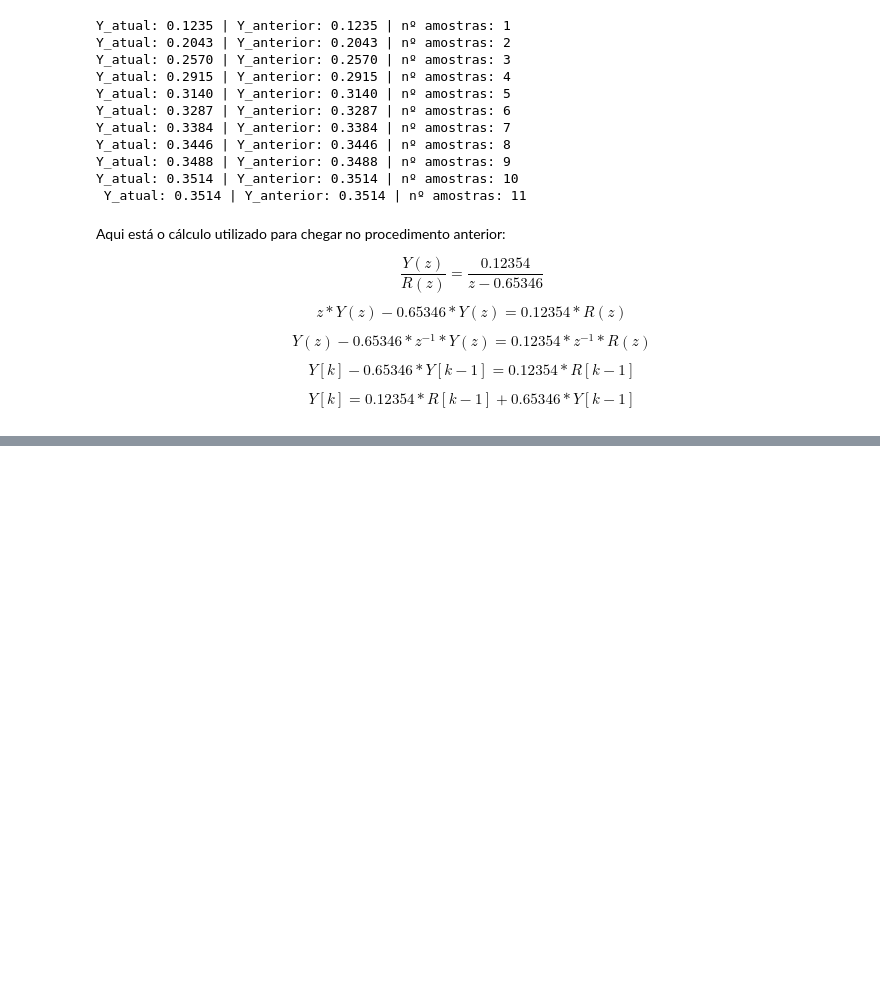
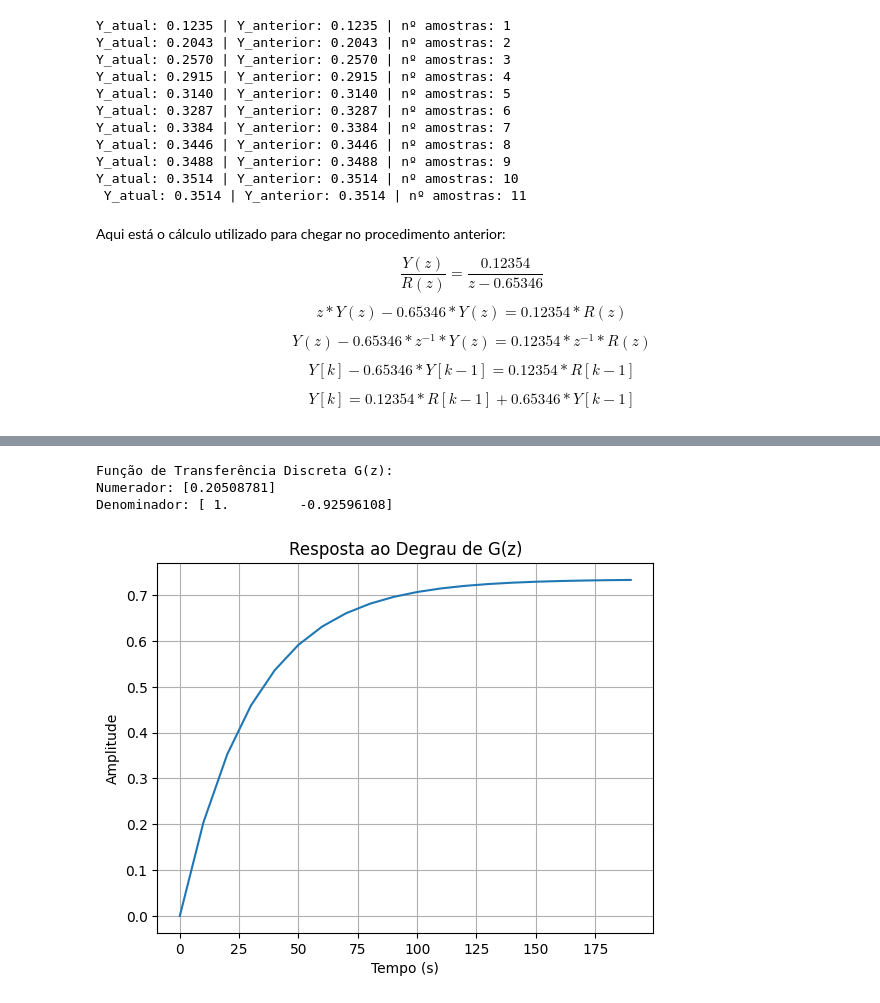
Before and after one commit to pedroivovasconcelos/controledigital, a Jupyter notebook: capitulo6.ipynb, the cells around one changed output, grey strips where cells are left out. Cells and saved outputs as stored; diff of their text form; code cells hidden in the pictures; blank space fills up the shorter version.

```diff
--- a/capitulo6.ipynb
+++ b/capitulo6.ipynb
@@ -168,0 +245,36 @@ $$ Y[k] = 0.12354*R[k-1] + 0.65346*Y[k-1] $$
+# %%
+import numpy as np
+import matplotlib.pyplot as plt
+import control as ctl
+
+# Definindo a função de transferência do sistema com Distúrbio
+num = [2.77]
+den = [130, 1]
+Gs = ctl.TransferFunction(num, den)
+
+# Definindo o período de amostragem
+Ts = 10  # Defina de acordo com sua necessidade ou limite de Nyquist
+
+# Discretizando a função de transferência usando o método Tustin
+Gz = ctl.sample_system(Gs, Ts, method='zoh')
+
+# Exibindo a função de transferência discreta em termos de z
+print("Função de Transferência Discreta G(z):")
+print('Numerador:', Gz.num[0][0])  # Exibe os coeficientes do numerador
+print('Denominador:', Gz.den[0][0])  # Exibe os coeficientes do denominador
+Cz_K = ctl.feedback(Gz_k, 1)
+
+# Plotando a resposta ao degrau da função discreta
+plt.figure()
+t, y = ctl.step_response(Cz_K)
+plt.plot(t, y)
+plt.title('Resposta ao Degrau de G(z)')
+plt.xlabel('Tempo (s)')
+plt.ylabel('Amplitude')
+plt.grid(True)
+plt.show()
+# %% [output]
+Função de Transferência Discreta G(z):
+Numerador: [0.20508781]
+Denominador: [ 1.         -0.92596108]
+[figure, added]
```
Also changed, not shown: parts of 3 cells of this notebook.
